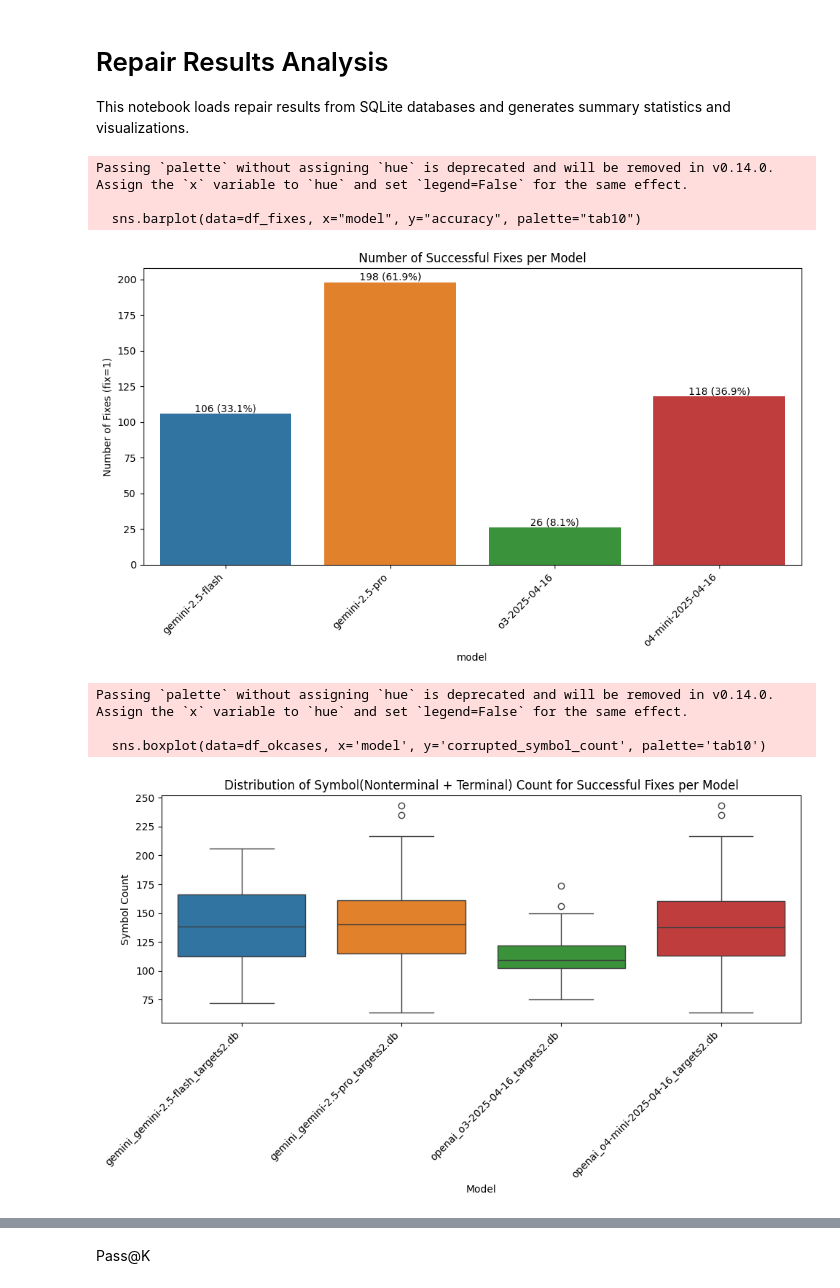
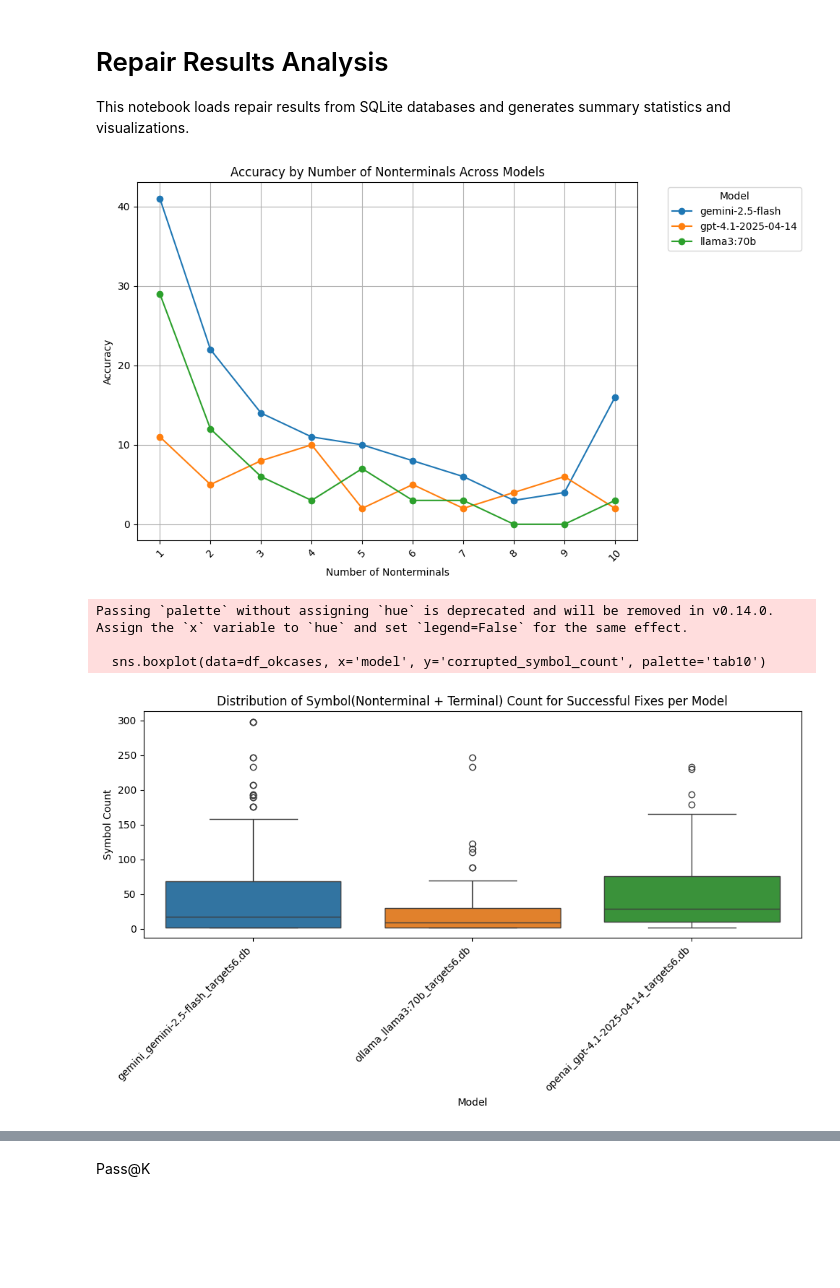
Before and after one commit to Jacksadventure/Grammar_bench, a Jupyter notebook: repair_results_analysis.ipynb, the cells around one changed output, grey strips where cells are left out. Cells and saved outputs as stored; diff of their text form; code cells hidden in the pictures; blank space fills up the shorter version.

```diff
--- a/repair_results_analysis.ipynb
+++ b/repair_results_analysis.ipynb
@@ -16,14 +16,10 @@ database_version = "2"
 target_db = f'targets{database_version}.db'
 # %%
 sources_dbs = [
-            #     "repair_results_claude_claude-opus-4-20250514_targets.db",
-            #    "repair_results_claude_claude-sonnet-4-20250514_targets.db",
-               f"repair_results_gemini_gemini-2.5-flash_targets{database_version}.db",
-               f"repair_results_gemini_gemini-2.5-pro_targets{database_version}.db",
-               f"repair_results_openai_o3-2025-04-16_targets{database_version}.db",
-               f"repair_results_openai_o4-mini-2025-04-16_targets{database_version}.db",
-
-               ]
+            "repair_results_gemini_gemini-2.5-flash_targets6.db",
+            "repair_results_ollama_llama3:70b_targets6.db",
+            "repair_results_openai_gpt-4.1-2025-04-14_targets6.db"
+            ]
 # %%
 import sqlite3
 conn = sqlite3.connect(target_db)
@@ -47,38 +34,48 @@ df_cases['corrupted_symbol_count'] = df_cases['corrupted_grammar'].str.split().s
 # %%
-counts = []
+import matplotlib.pyplot as plt
+
+df_cases['num_nonterminals'] = pd.to_numeric(df_cases['num_nonterminals'], errors='coerce')
+df_cases = df_cases.dropna(subset=['num_nonterminals'])
+df_cases['num_nonterminals'] = df_cases['num_nonterminals'].astype(int)
+
+all_num_nts = sorted(df_cases['num_nonterminals'].unique())
+models = []
+
+records = []
 for db_path in sources_dbs:
-    model = os.path.basename(db_path).removeprefix("repair_results_").removesuffix("_targets.db").split("_")[1]
+    model = os.path.basename(db_path).removeprefix('repair_results_').removesuffix('_targets.db').split('_')[1]
+    models.append(model)
+
     conn = sqlite3.connect(db_path)
-    cnt = 0
-    try:
-        cnt = pd.read_sql(
-            "SELECT COUNT(*) AS fixes FROM repair_results WHERE fix = 1",
-            conn
-        )["fixes"].iloc[0]
-    except pd.io.sql.DatabaseError:
-        cnt = 0
-    finally:
-        conn.close()
-    counts.append({"model": model, "accuracy": cnt})
+    df_res = pd.read_sql('SELECT case_id, fix FROM repair_results', conn)
+    conn.close()
 
-df_fixes = pd.DataFrame(counts)
+    df_ok = df_res[df_res['fix'] == 1].merge(df_cases[['id', 'num_nonterminals']], left_on='case_id', right_on='id')
+    counts = df_ok['num_nonterminals'].value_counts().to_dict()
+
+    for num_nt in all_num_nts:
+        cnt = counts.get(num_nt, 0)
+        records.append({'model': model, 'num_nonterminals': num_nt, 'accuracy': cnt})
+
+df_nt_fixes = pd.DataFrame(records)
 
 plt.figure(figsize=(10, 6))
-sns.barplot(data=df_fixes, x="model", y="accuracy", palette="tab10")
-# Annotate accuracy and percentages (of total test cases) on top of each bar
-total = len(df_cases)
-for i, v in enumerate(df_fixes['accuracy']):
-    pct = v / total * 100
-    plt.text(i, v, f"{v} ({pct:.1f}%)", ha='center', va='bottom')
-plt.xticks(rotation=45, ha="right")
-plt.ylabel("Accuracy (fix=1)")
-plt.title("Accuracy per Model")
+for model in sorted(set(models)):
+    df_model = df_nt_fixes[df_nt_fixes['model'] == model].sort_values('num_nonterminals')
+    plt.plot(df_model['num_nonterminals'], df_model['accuracy'], marker='o', label=model)
+
+plt.xlabel('Number of Nonterminals')
+plt.ylabel('Accuracy')
+plt.title('Accuracy by Number of Nonterminals Across Models')
+plt.legend(title='Model', bbox_to_anchor=(1.05, 1), loc='upper left')
+
+plt.xticks(all_num_nts, rotation=45)
+# plt.ylim(0, 100)
+plt.grid(True)
 plt.tight_layout()
+plt.show()
 # %% [output]
-Passing `palette` without assigning `hue` is deprecated and will be removed in v0.14.0. Assign the `x` variable to `hue` and set `legend=False` for the same effect.
-
-  sns.barplot(data=df_fixes, x="model", y="accuracy", palette="tab10")
-[figure, old version]
+[figure, new version]
 # %%
 # Distribution of corrupted_symbol_count for successful fixes per model
 records = []
@@ -109,7 +106,7 @@ plt.tight_layout()
 Passing `palette` without assigning `hue` is deprecated and will be removed in v0.14.0. Assign the `x` variable to `hue` and set `legend=False` for the same effect.
 
   sns.boxplot(data=df_okcases, x='model', y='corrupted_symbol_count', palette='tab10')
-[figure, old version]
+[figure, new version]
 # %%
 # Bar plot of accuracy by number of nonterminals across all models
 # Ensure num_nonterminals is integer for correct sorting and plotting
```
Also changed, not shown: parts of 14 cells of this notebook, 19 other files.
